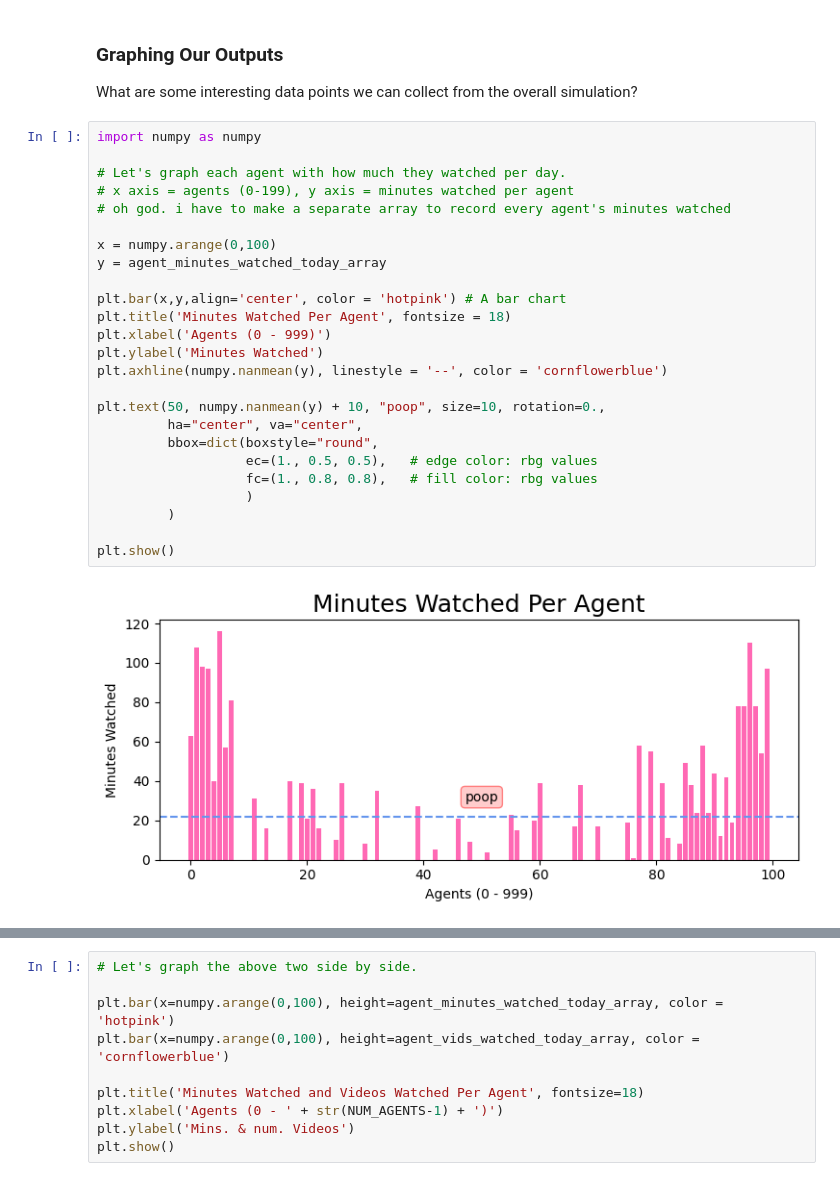
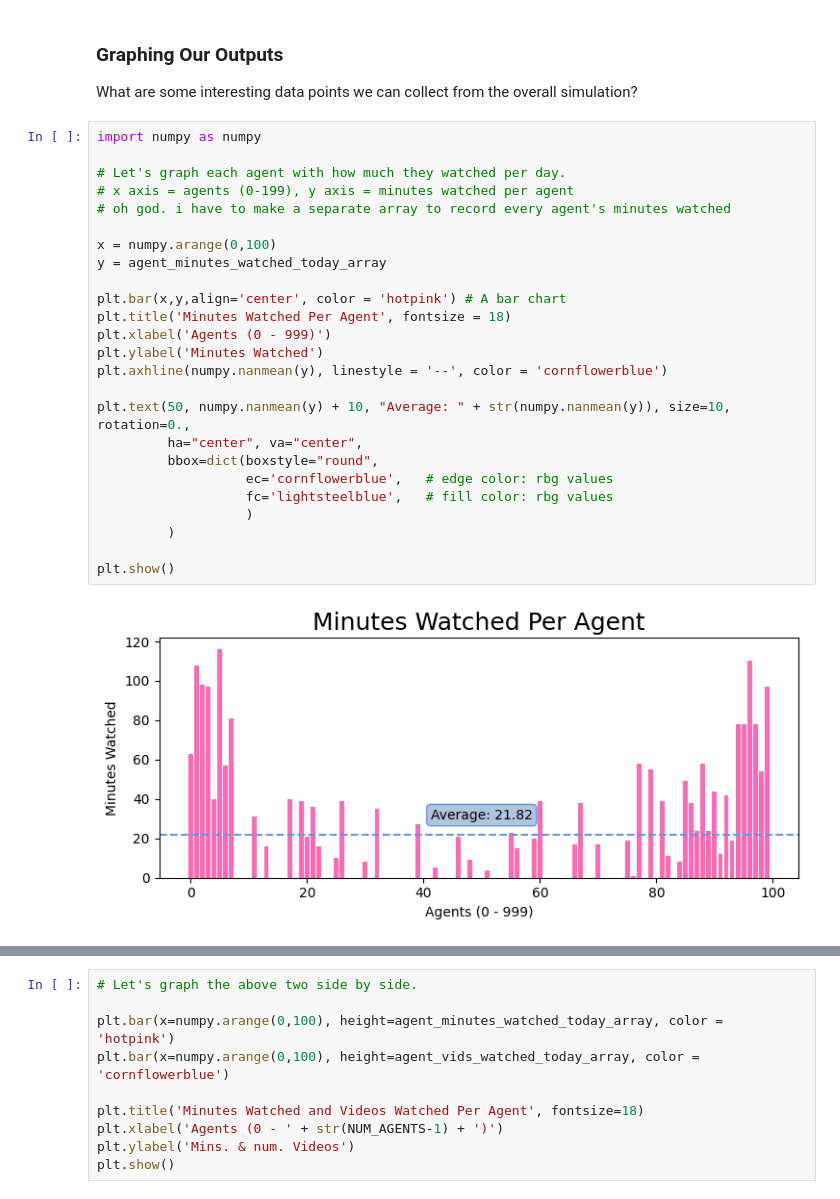
Before and after one commit to snyder-research-group/tools-of-justice, a Jupyter notebook: youtube simulation/simulation_notebook.ipynb, the cells around one changed output, grey strips where cells are left out. Drawn from its saved outputs; the diff is of its cells as text.

```diff
--- a/youtube simulation/simulation_notebook.ipynb
+++ b/youtube simulation/simulation_notebook.ipynb
@@ -418,30 +418,30 @@ What are some interesting data points we can collect from the overall simulation
 # %%
 import numpy as numpy
 
 # Let's graph each agent with how much they watched per day.
 # x axis = agents (0-199), y axis = minutes watched per agent
 # oh god. i have to make a separate array to record every agent's minutes watched
 
 x = numpy.arange(0,100)
 y = agent_minutes_watched_today_array
 
 plt.bar(x,y,align='center', color = 'hotpink') # A bar chart
 plt.title('Minutes Watched Per Agent', fontsize = 18)
 plt.xlabel('Agents (0 - 999)')
 plt.ylabel('Minutes Watched')
 plt.axhline(numpy.nanmean(y), linestyle = '--', color = 'cornflowerblue')
 
-plt.text(50, numpy.nanmean(y) + 10, "poop", size=10, rotation=0.,
+plt.text(50, numpy.nanmean(y) + 10, "Average: " + str(numpy.nanmean(y)), size=10, rotation=0.,
          ha="center", va="center",
          bbox=dict(boxstyle="round",
-                   ec=(1., 0.5, 0.5),   # edge color: rbg values
-                   fc=(1., 0.8, 0.8),   # fill color: rbg values
+                   ec='cornflowerblue',   # edge color: rbg values
+                   fc='lightsteelblue',   # fill color: rbg values
                    )
          )
 
 plt.show()
 # %% [output]
-[figure, old version]
+[figure, new version]
 # %%
 import numpy as numpy
 
```
Also changed, not shown: parts of 1 cell of this notebook.
